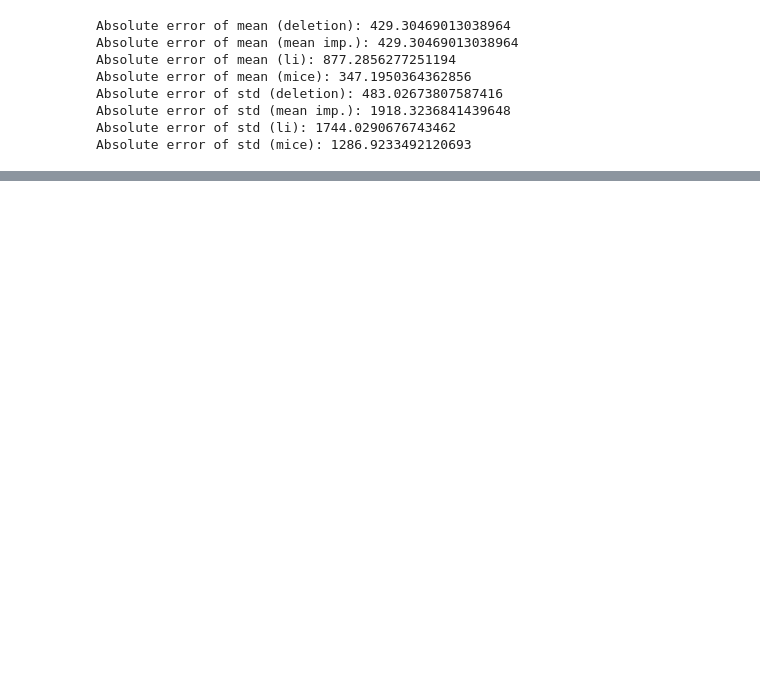
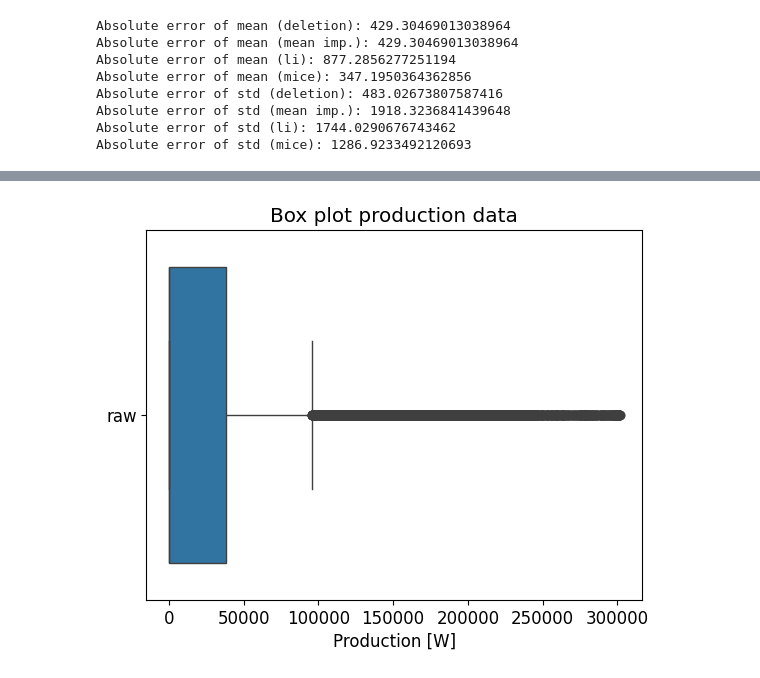
Before and after one commit to niloos/its8080-project-1, a Jupyter notebook: solar_data_analysis.ipynb, the cells around one changed output, grey strips where cells are left out. Cells and saved outputs as stored; diff of their text form; code cells hidden in the pictures; blank space fills up the shorter version.

```diff
--- a/solar_data_analysis.ipynb
+++ b/solar_data_analysis.ipynb
@@ -255,0 +321,9 @@ Absolute error of std (mice): 1286.9233492120693
+# %%
+# show box plot
+
+ax = sns.boxplot(data=df[['raw']], orient="h")
+plt.title('Box plot production data')
+plt.xlabel('Production [W]')
+plt.savefig("diagrams/boxplot_production_data.pdf")
+# %% [output]
+[figure, added]
```
Also changed, not shown: parts of 30 cells of this notebook.
